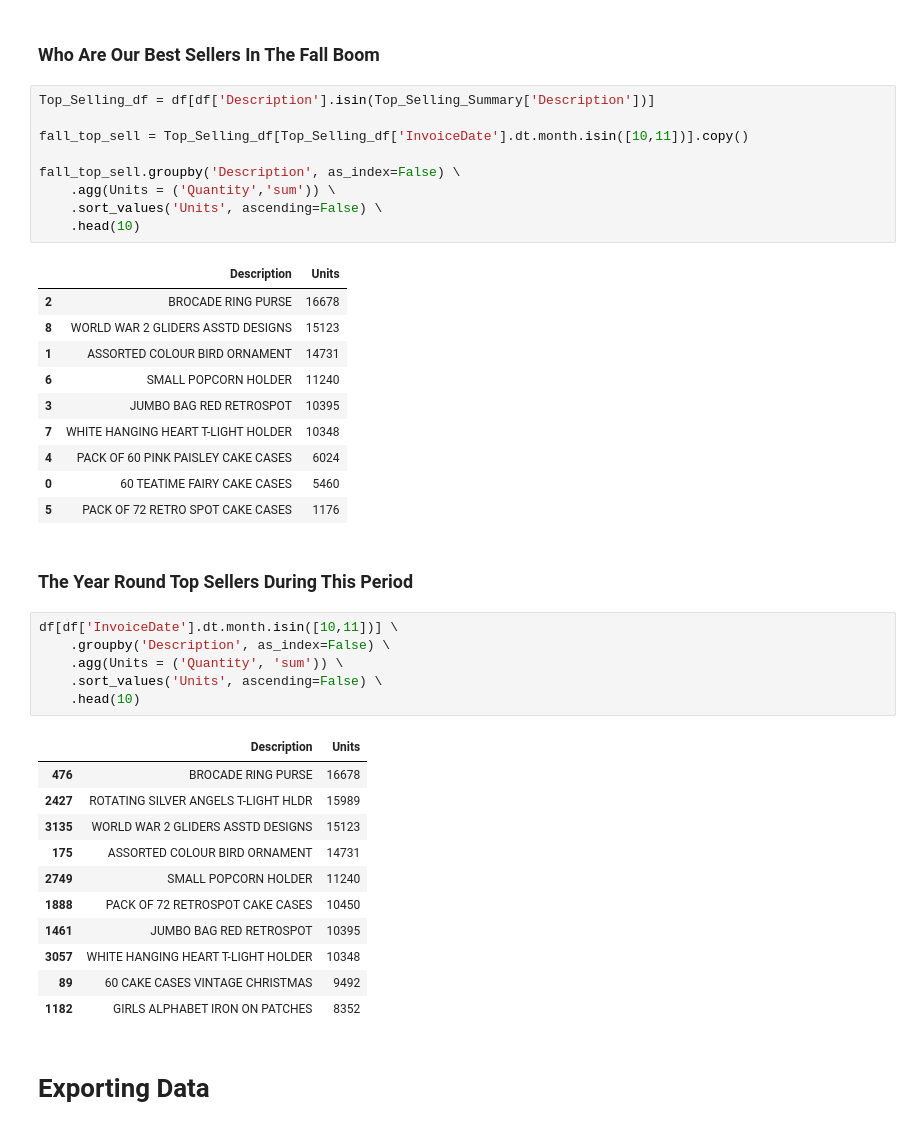
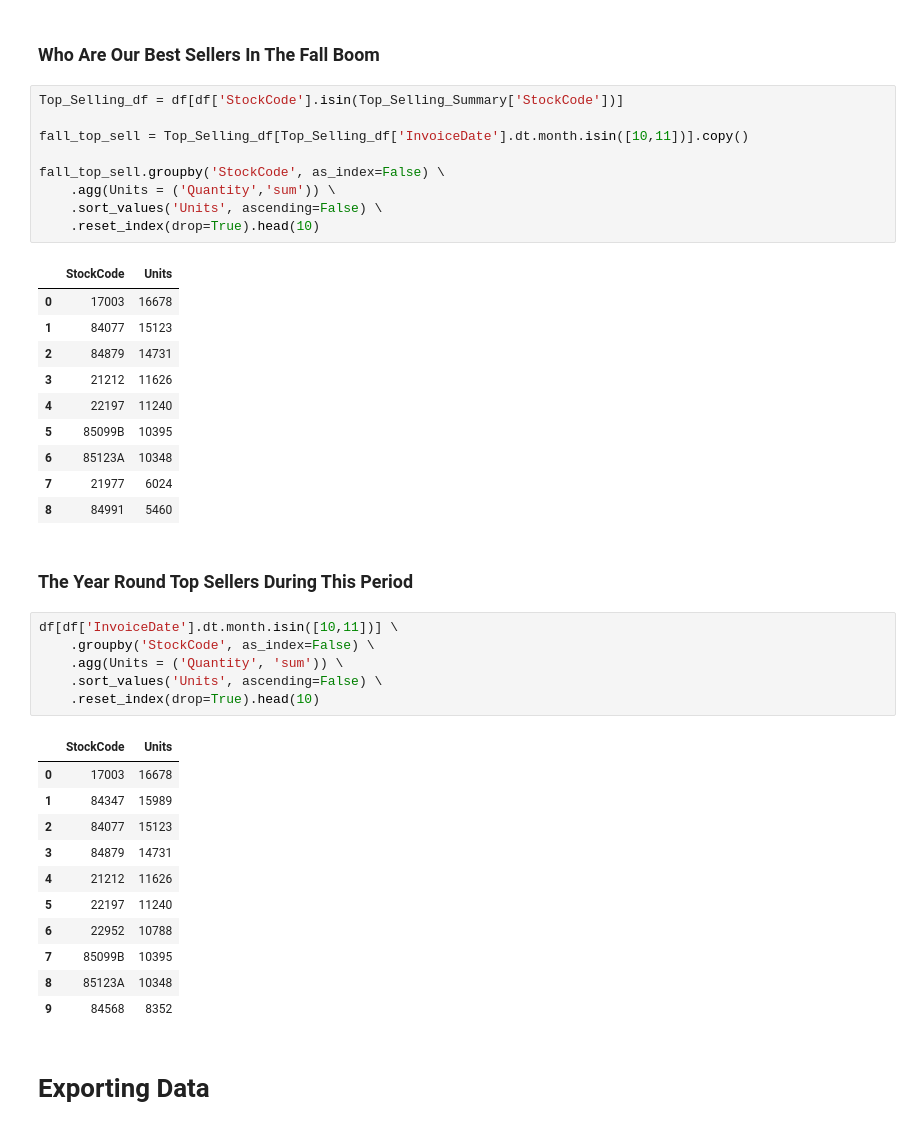
Before and after one commit to ZachariahPedro/Data-Portfolio, a Jupyter notebook: Pandas_Tableau_Project/Online_Retail_Analysis.ipynb, the cells around one changed output. Cells and saved outputs as stored; diff of their text form.

```diff
--- a/Pandas_Tableau_Project/Online_Retail_Analysis.ipynb
+++ b/Pandas_Tableau_Project/Online_Retail_Analysis.ipynb
@@ -168,45 +181,45 @@ ax.ticklabel_format(style="plain", axis="y")
 # %% [markdown]
 ### Who Are Our Best Sellers In The Fall Boom
 # %%
-Top_Selling_df = df[df['Description'].isin(Top_Selling_Summary['Description'])]
+Top_Selling_df = df[df['StockCode'].isin(Top_Selling_Summary['StockCode'])]
 
 fall_top_sell = Top_Selling_df[Top_Selling_df['InvoiceDate'].dt.month.isin([10,11])].copy()
 
-fall_top_sell.groupby('Description', as_index=False) \
+fall_top_sell.groupby('StockCode', as_index=False) \
     .agg(Units = ('Quantity','sum')) \
     .sort_values('Units', ascending=False) \
-    .head(10)
+    .reset_index(drop=True).head(10)
 # %% [output]
-|  | Description | Units |
-| 2 | BROCADE RING PURSE | 16678 |
-| 8 | WORLD WAR 2 GLIDERS ASSTD DESIGNS | 15123 |
-| 1 | ASSORTED COLOUR BIRD ORNAMENT | 14731 |
-| 6 | SMALL POPCORN HOLDER | 11240 |
-| 3 | JUMBO BAG RED RETROSPOT | 10395 |
-| 7 | WHITE HANGING HEART T-LIGHT HOLDER | 10348 |
-| 4 | PACK OF 60 PINK PAISLEY CAKE CASES | 6024 |
-| 0 | 60 TEATIME FAIRY CAKE CASES | 5460 |
-| 5 | PACK OF 72 RETRO SPOT CAKE CASES | 1176 |
+|  | StockCode | Units |
+| 0 | 17003 | 16678 |
+| 1 | 84077 | 15123 |
+| 2 | 84879 | 14731 |
+| 3 | 21212 | 11626 |
+| 4 | 22197 | 11240 |
+| 5 | 85099B | 10395 |
+| 6 | 85123A | 10348 |
+| 7 | 21977 | 6024 |
+| 8 | 84991 | 5460 |
 # %% [markdown]
 ### The Year Round Top Sellers During This Period
 # %%
 df[df['InvoiceDate'].dt.month.isin([10,11])] \
-    .groupby('Description', as_index=False) \
+    .groupby('StockCode', as_index=False) \
     .agg(Units = ('Quantity', 'sum')) \
     .sort_values('Units', ascending=False) \
-    .head(10)
+    .reset_index(drop=True).head(10)
 # %% [output]
-|  | Description | Units |
-| 476 | BROCADE RING PURSE | 16678 |
-| 2427 | ROTATING SILVER ANGELS T-LIGHT HLDR | 15989 |
-| 3135 | WORLD WAR 2 GLIDERS ASSTD DESIGNS | 15123 |
-| 175 | ASSORTED COLOUR BIRD ORNAMENT | 14731 |
-| 2749 | SMALL POPCORN HOLDER | 11240 |
-| 1888 | PACK OF 72 RETROSPOT CAKE CASES | 10450 |
-| 1461 | JUMBO BAG RED RETROSPOT | 10395 |
-| 3057 | WHITE HANGING HEART T-LIGHT HOLDER | 10348 |
-| 89 | 60 CAKE CASES VINTAGE CHRISTMAS | 9492 |
-| 1182 | GIRLS ALPHABET IRON ON PATCHES | 8352 |
+|  | StockCode | Units |
+| 0 | 17003 | 16678 |
+| 1 | 84347 | 15989 |
+| 2 | 84077 | 15123 |
+| 3 | 84879 | 14731 |
+| 4 | 21212 | 11626 |
+| 5 | 22197 | 11240 |
+| 6 | 22952 | 10788 |
+| 7 | 85099B | 10395 |
+| 8 | 85123A | 10348 |
+| 9 | 84568 | 8352 |
 # %% [markdown]
 # Exporting Data
 # %%
```
Also changed, not shown: parts of 8 cells of this notebook.
